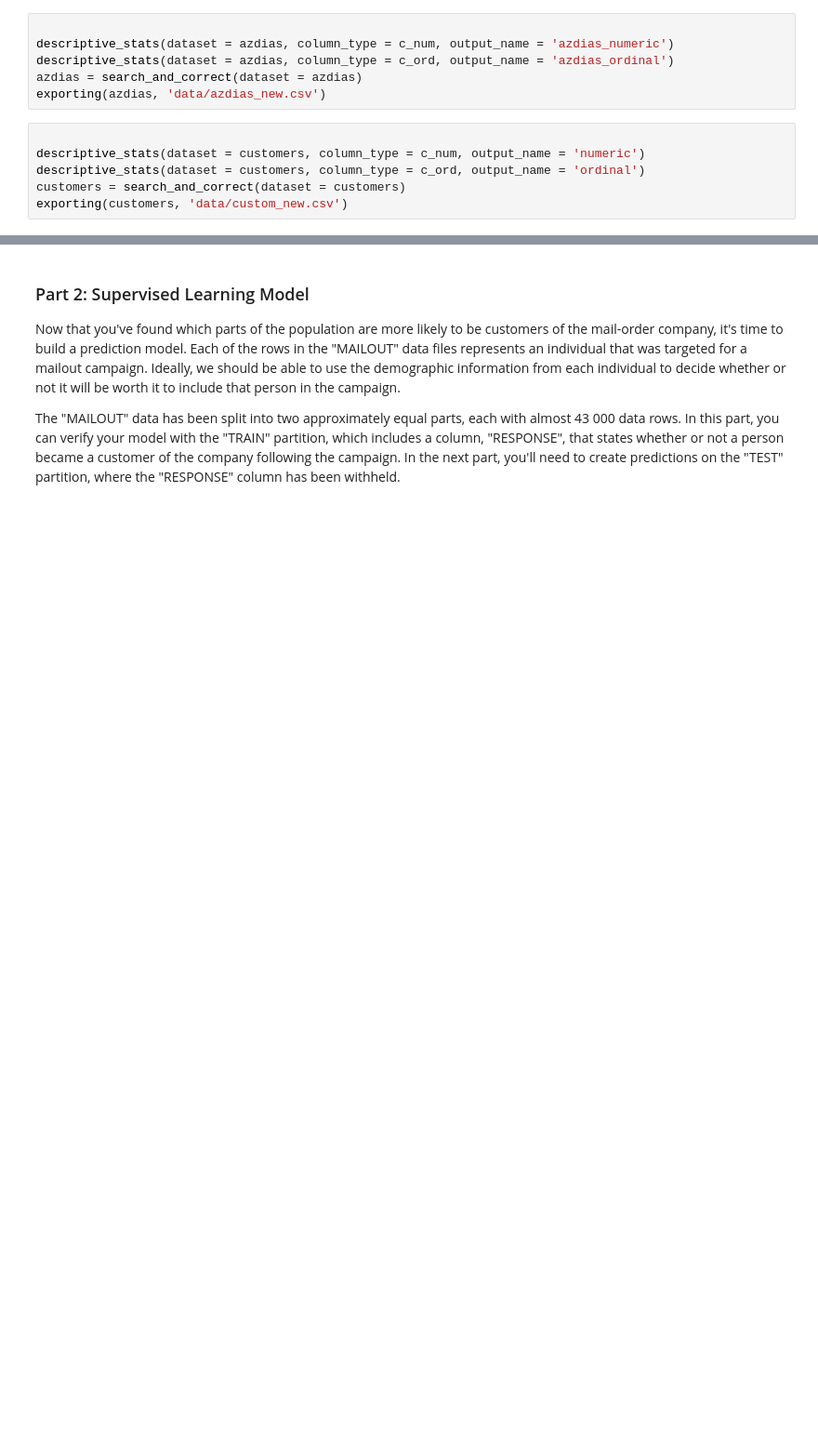
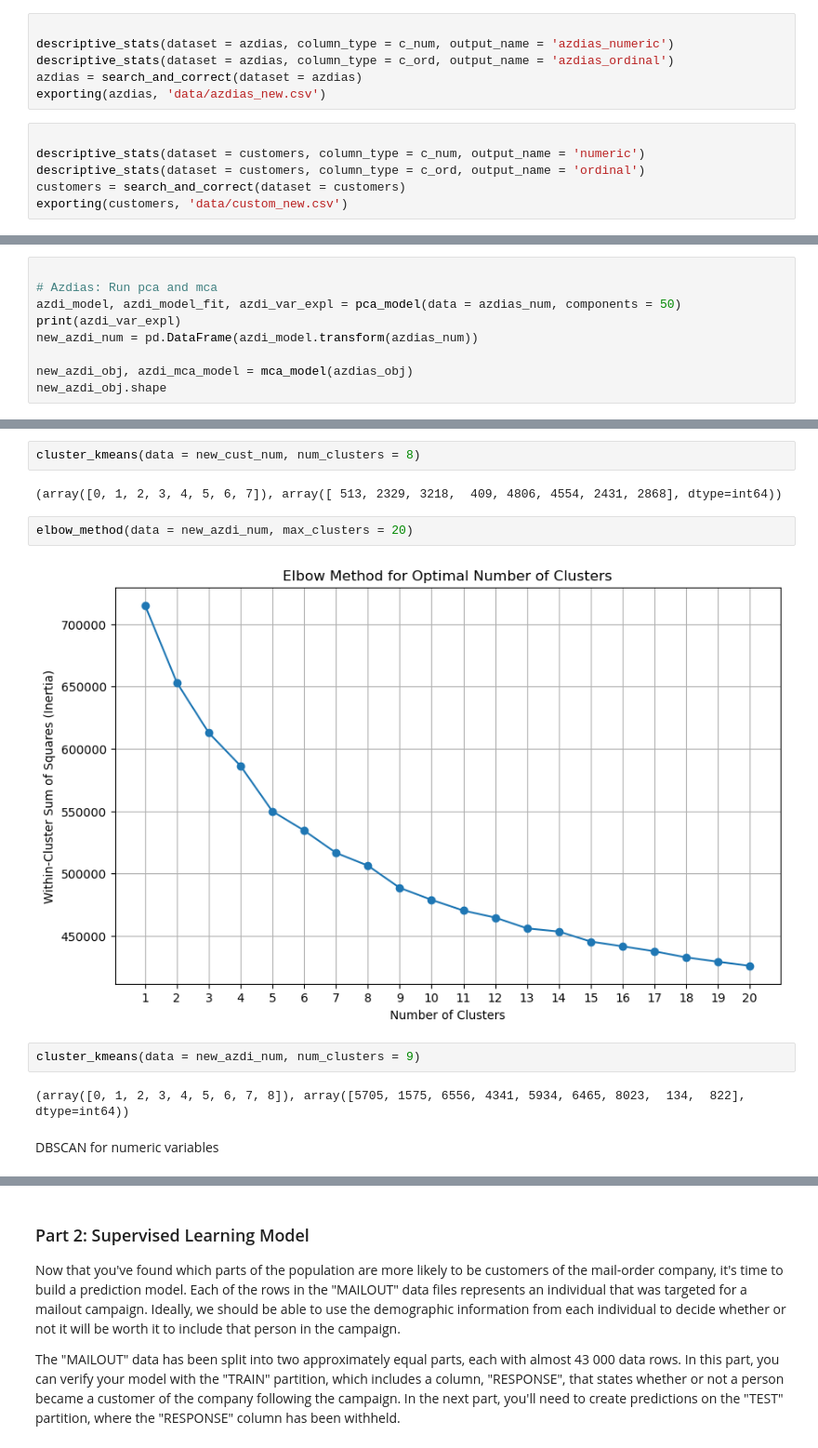
Before and after one commit to t4mmger/capstone, a Jupyter notebook: Projekt4.ipynb, the cells around one changed output, grey strips where cells are left out. Shown at 93% size. Cells and saved outputs as stored; diff of their text form; blank space fills up the shorter version.

```diff
--- a/Projekt4.ipynb
+++ b/Projekt4.ipynb
@@ -663,0 +809,9 @@ DBSCAN_plotting(data = pd.DataFrame(azdi_model_fit_2), eps = 0.5, min_samples =
+# %%
+
+# Azdias: Run pca and mca
+azdi_model, azdi_model_fit, azdi_var_expl = pca_model(data = azdias_num, components = 50)
+print(azdi_var_expl)
+new_azdi_num = pd.DataFrame(azdi_model.transform(azdias_num))
+
+new_azdi_obj, azdi_mca_model = mca_model(azdias_obj)
+new_azdi_obj.shape
@@ -663,0 +837,14 @@ DBSCAN_plotting(data = pd.DataFrame(azdi_model_fit_2), eps = 0.5, min_samples =
+# %%
+cluster_kmeans(data = new_cust_num, num_clusters = 8)
+# %% [output]
+(array([0, 1, 2, 3, 4, 5, 6, 7]), array([ 513, 2329, 3218,  409, 4806, 4554, 2431, 2868], dtype=int64))
+# %%
+elbow_method(data = new_azdi_num, max_clusters = 20)
+# %% [output]
+[figure, added]
+# %%
+cluster_kmeans(data = new_azdi_num, num_clusters = 9)
+# %% [output]
+(array([0, 1, 2, 3, 4, 5, 6, 7, 8]), array([5705, 1575, 6556, 4341, 5934, 6465, 8023,  134,  822], dtype=int64))
+# %% [markdown]
+DBSCAN for numeric variables
```
Also changed, not shown: parts of 93 cells of this notebook.
